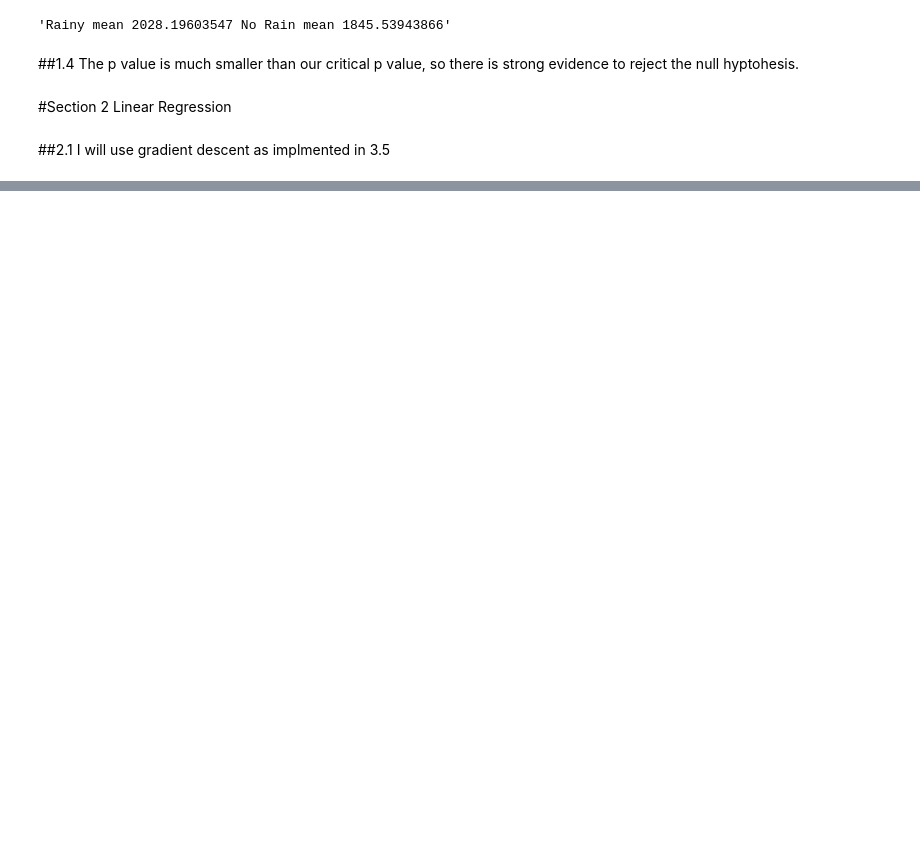
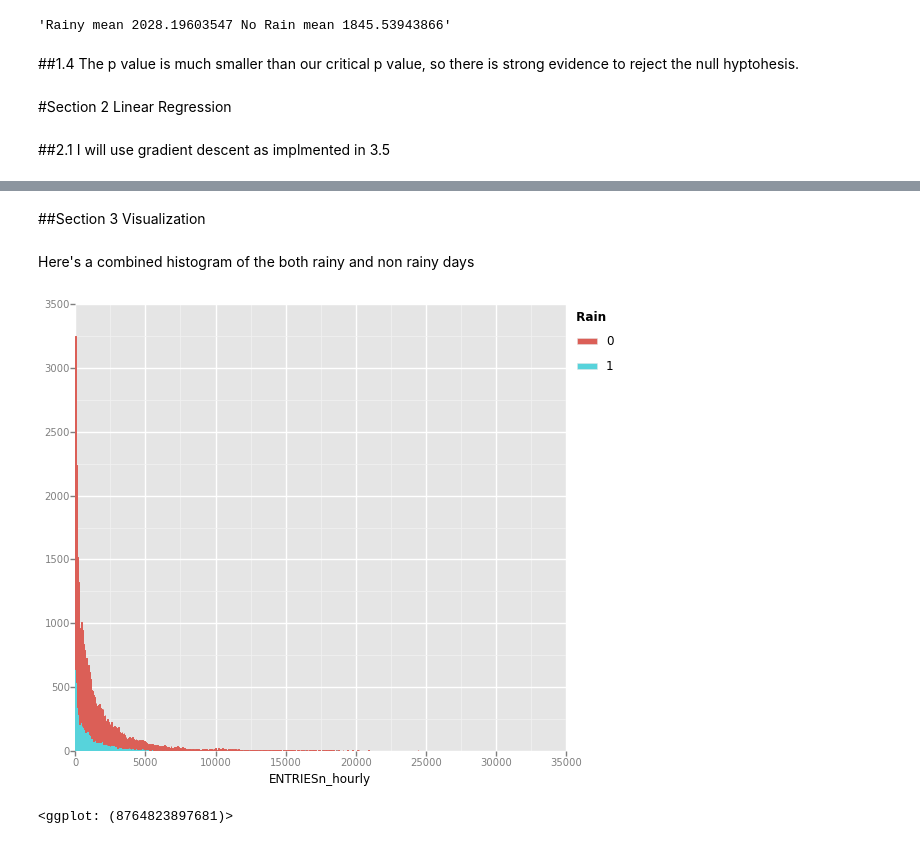
Before and after one commit to TannerBaldus/nyc_subway_analysis, a Jupyter notebook: nyc_subway.ipynb, the cells around one changed output, grey strips where cells are left out. Cells and saved outputs as stored; diff of their text form; code cells hidden in the pictures; blank space fills up the shorter version.

```diff
--- a/nyc_subway.ipynb
+++ b/nyc_subway.ipynb
@@ -95,0 +127,9 @@ A
+# %% [markdown]
+##Section 3 Visualization
+# %% [markdown]
+Here's a combined histogram of the both rainy and non rainy days
+# %%
+ggplot(aes(x='ENTRIESn_hourly', fill='rain', color='rain'),data=df)+geom_histogram(binwidth=50)
+# %% [output]
+[figure, added]
+<ggplot: (8764823897681)>
```
Also changed, not shown: parts of 21 cells of this notebook, 1 other file.
